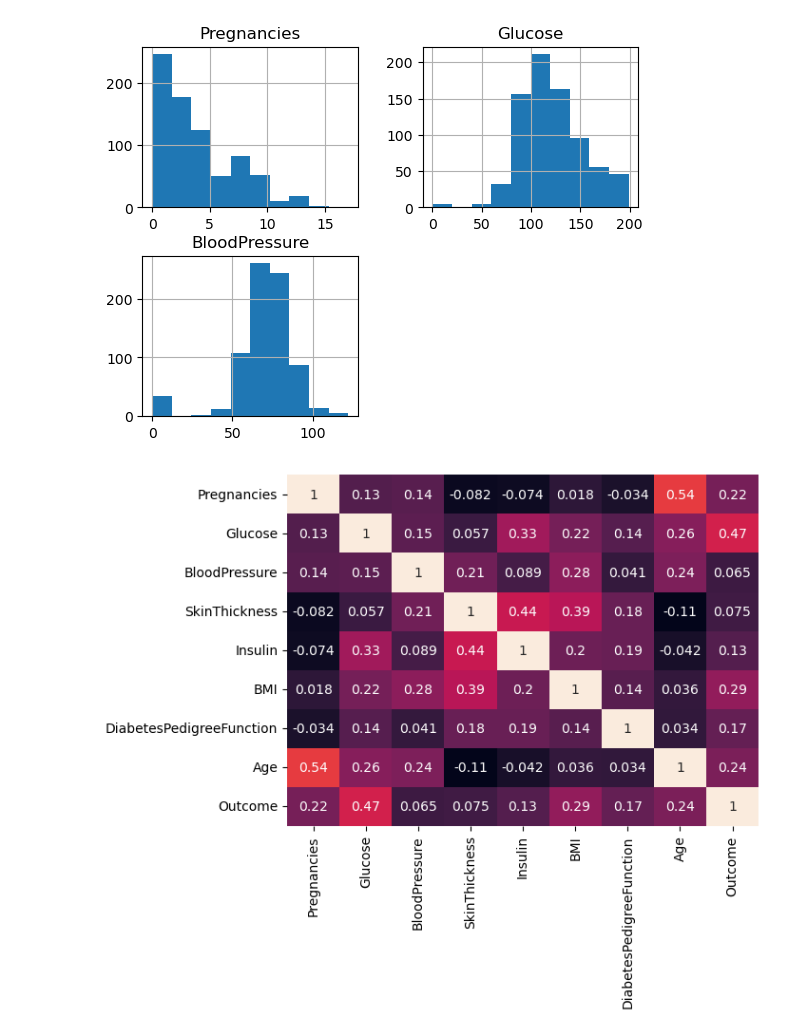
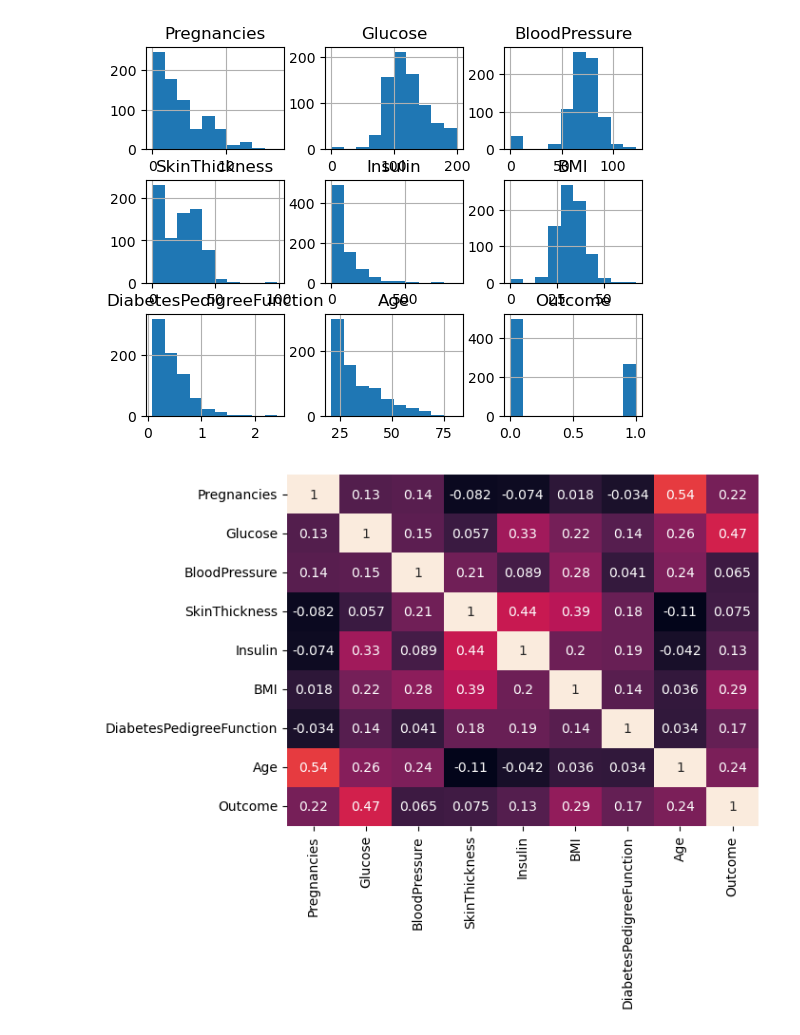
Before and after one commit to oskarilindroos/data-analyysi, a Jupyter notebook: homework/viikko1/teht7.ipynb, the cells around one changed output. Drawn from its saved outputs; the diff is of its cells as text; code cells hidden in the pictures.

Commit message:
viikko1 tehtävät finished

```diff
--- a/homework/viikko1/teht7.ipynb
+++ b/homework/viikko1/teht7.ipynb
@@ -3,19 +3,18 @@ import pandas as pd
 import matplotlib.pyplot as plt
 import seaborn as sb
 # %%
-df = pd.read_csv('./work/viikko1/diabetes.csv')
+df = pd.read_csv('./work/viikko1/datasets/diabetes.csv')
 # %%
 desc = df.describe()
-
-df[['Pregnancies', 'Glucose', 'BloodPressure']].hist()
 plt.show()
-
-corr = df.corr()
-
-diabetes = df['Outcome'].value_counts()
-
-sb.heatmap(corr, annot=True, cbar=False)
-plt.show()
-# %% [output]
-[figure, removed]
-[figure, removed]
+# %%
+df.hist()
+plt.show()
+# %% [output]
+[figure, added]
+# %%
+corr = df.corr()
+sb.heatmap(corr, annot=True, cbar=False)
+plt.show()
+# %% [output]
+[figure, added]
```
Also changed, not shown: parts of 3 cells of this notebook, 6 other files.
